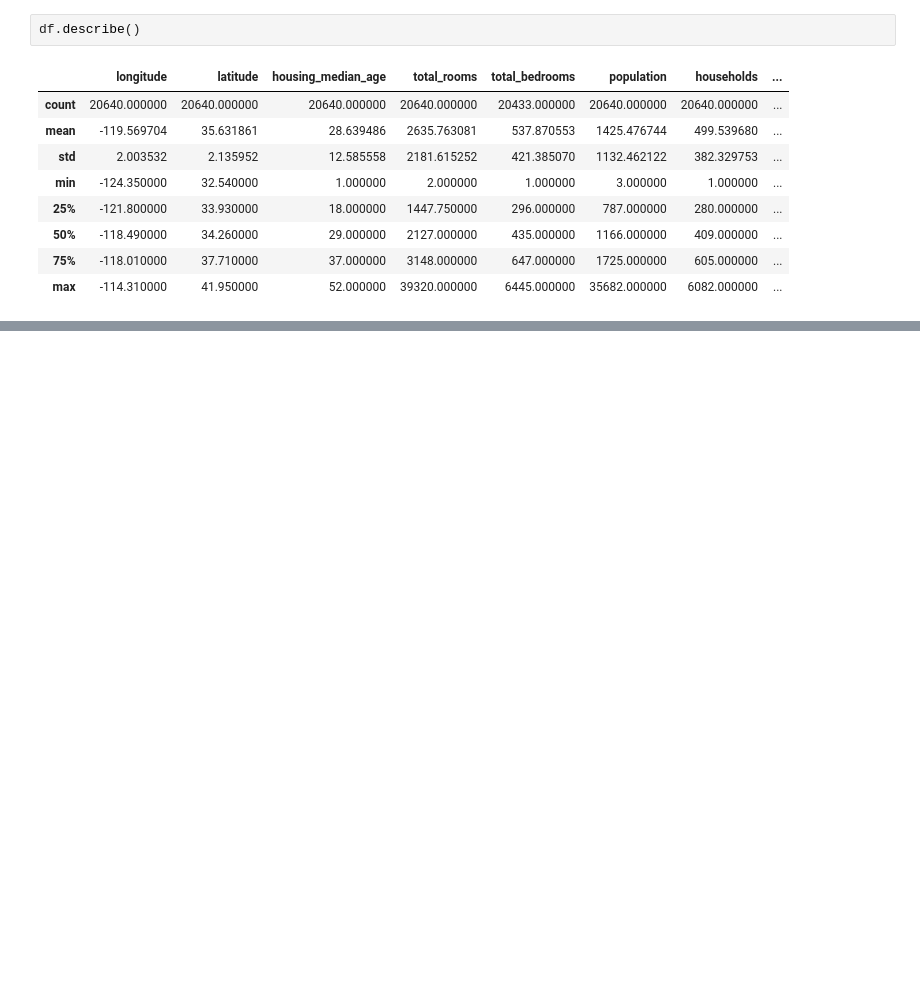
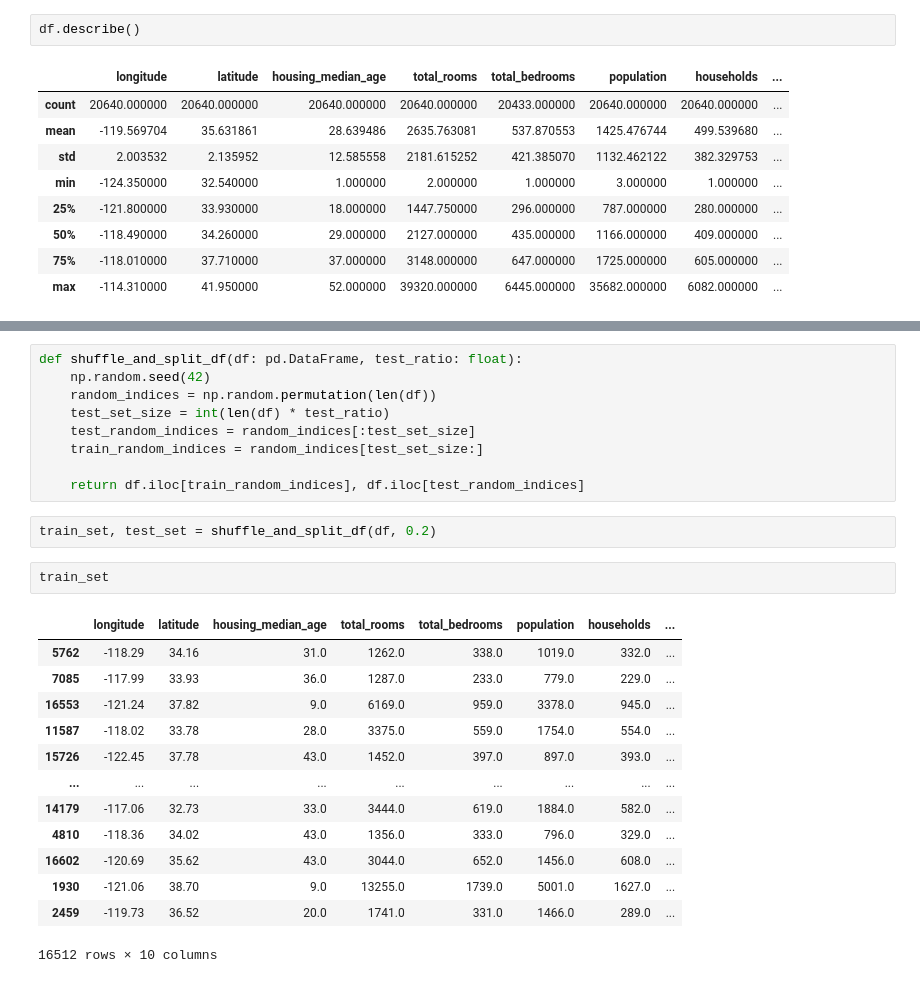
Before and after one commit to Yousefess/ML-DL, a Jupyter notebook: 02 Machine Learning with Project/01 end-to-end Regression/Regression.ipynb, the cells around one changed output, grey strips where cells are left out. Drawn from its saved outputs; the diff is of its cells as text; blank space fills up the shorter version.

```diff
--- a/02 Machine Learning with Project/01 end-to-end Regression/Regression.ipynb
+++ b/02 Machine Learning with Project/01 end-to-end Regression/Regression.ipynb
@@ -62,0 +79,27 @@ df.describe()
+# %%
+def shuffle_and_split_df(df: pd.DataFrame, test_ratio: float):
+    np.random.seed(42)
+    random_indices = np.random.permutation(len(df))
+    test_set_size = int(len(df) * test_ratio)
+    test_random_indices = random_indices[:test_set_size]
+    train_random_indices = random_indices[test_set_size:]
+
+    return df.iloc[train_random_indices], df.iloc[test_random_indices]
+# %%
+train_set, test_set = shuffle_and_split_df(df, 0.2)
+# %%
+train_set
+# %% [output]
+|  | longitude | latitude | housing_median_age | total_rooms | total_bedrooms | population | households | ... |
+| 5762 | -118.29 | 34.16 | 31.0 | 1262.0 | 338.0 | 1019.0 | 332.0 | ... |
+| 7085 | -117.99 | 33.93 | 36.0 | 1287.0 | 233.0 | 779.0 | 229.0 | ... |
+| 16553 | -121.24 | 37.82 | 9.0 | 6169.0 | 959.0 | 3378.0 | 945.0 | ... |
+| 11587 | -118.02 | 33.78 | 28.0 | 3375.0 | 559.0 | 1754.0 | 554.0 | ... |
+| 15726 | -122.45 | 37.78 | 43.0 | 1452.0 | 397.0 | 897.0 | 393.0 | ... |
+| ... | ... | ... | ... | ... | ... | ... | ... | ... |
+| 14179 | -117.06 | 32.73 | 33.0 | 3444.0 | 619.0 | 1884.0 | 582.0 | ... |
+| 4810 | -118.36 | 34.02 | 43.0 | 1356.0 | 333.0 | 796.0 | 329.0 | ... |
+| 16602 | -120.69 | 35.62 | 43.0 | 3044.0 | 652.0 | 1456.0 | 608.0 | ... |
+| 1930 | -121.06 | 38.70 | 9.0 | 13255.0 | 1739.0 | 5001.0 | 1627.0 | ... |
+| 2459 | -119.73 | 36.52 | 20.0 | 1741.0 | 331.0 | 1466.0 | 289.0 | ... |
+16512 rows × 10 columns
```
Also changed, not shown: parts of 12 cells of this notebook.
